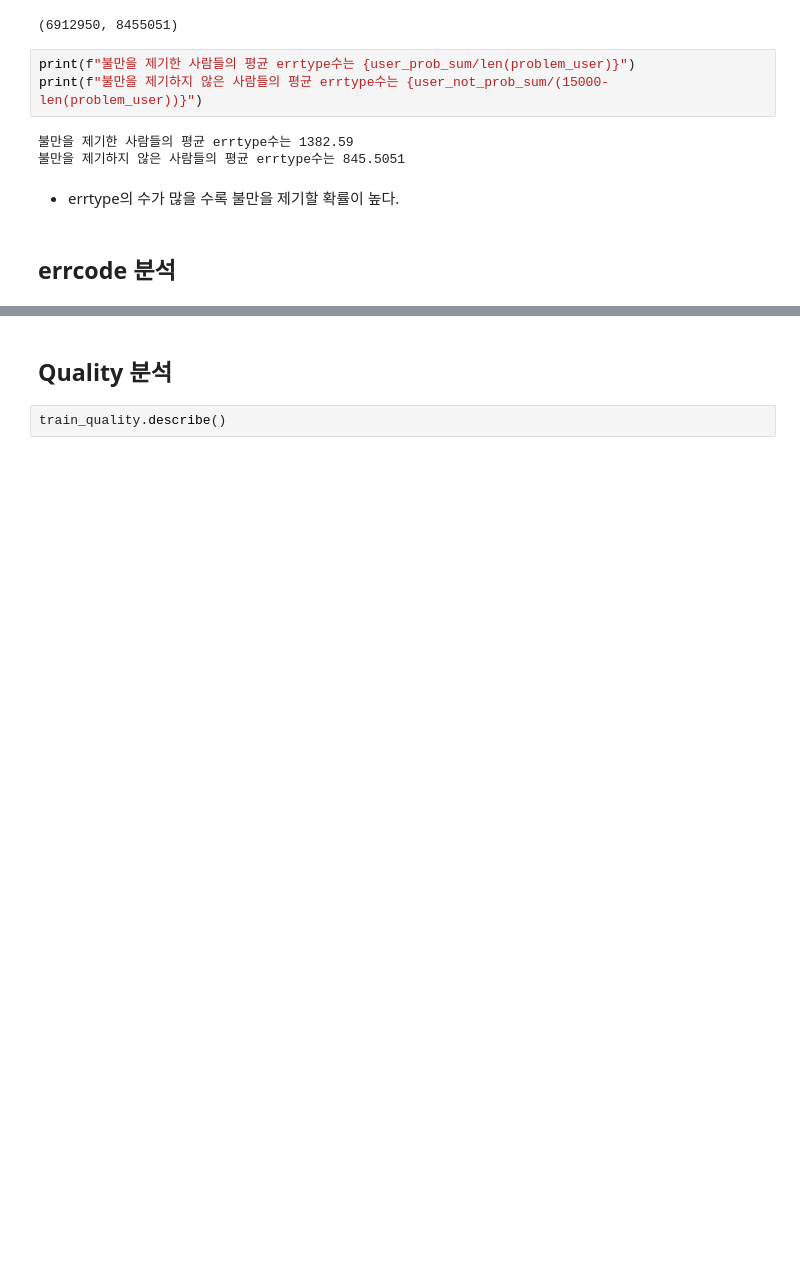
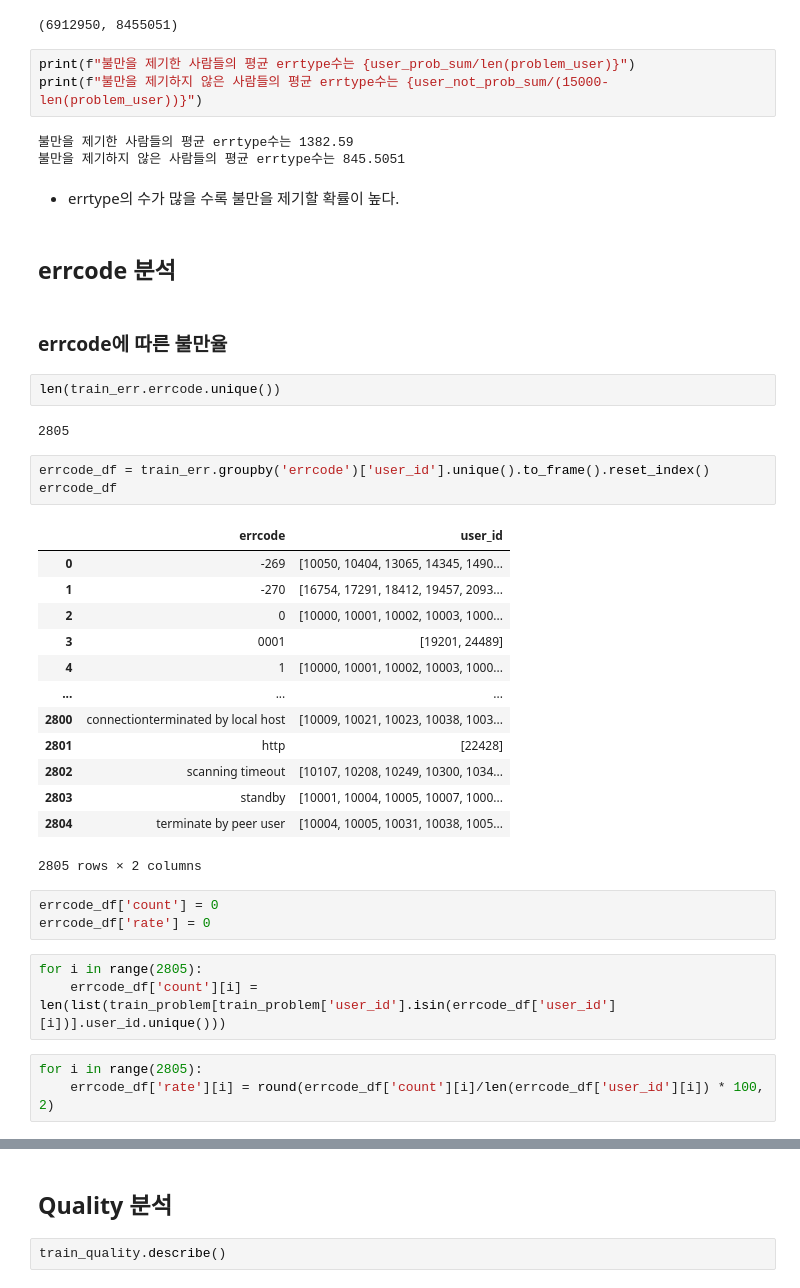
Before and after one commit to LEEHM97/machine-learning-exercises, a Jupyter notebook: 10.DAYCON대회_사용자불편예지/EDA.ipynb, the cells around one changed output, grey strips where cells are left out. Drawn from its saved outputs; the diff is of its cells as text; blank space fills up the shorter version.

```diff
--- a/10.DAYCON대회_사용자불편예지/EDA.ipynb
+++ b/10.DAYCON대회_사용자불편예지/EDA.ipynb
@@ -581,3 +552,35 @@ print(f"불만을 제기하지 않은 사람들의 평균 errtype수는 {user_no
 - errtype의 수가 많을 수록 불만을 제기할 확률이 높다.
 # %% [markdown]
 ## errcode 분석
+# %% [markdown]
+### errcode에 따른 불만율
+# %%
+len(train_err.errcode.unique())
+# %% [output]
+2805
+# %%
+errcode_df = train_err.groupby('errcode')['user_id'].unique().to_frame().reset_index()
+errcode_df
+# %% [output]
+|  | errcode | user_id |
+| 0 | -269 | [10050, 10404, 13065, 14345, 1490... |
+| 1 | -270 | [16754, 17291, 18412, 19457, 2093... |
+| 2 | 0 | [10000, 10001, 10002, 10003, 1000... |
+| 3 | 0001 | [19201, 24489] |
+| 4 | 1 | [10000, 10001, 10002, 10003, 1000... |
+| ... | ... | ... |
+| 2800 | connectionterminated by local host | [10009, 10021, 10023, 10038, 1003... |
+| 2801 | http | [22428] |
+| 2802 | scanning timeout | [10107, 10208, 10249, 10300, 1034... |
+| 2803 | standby | [10001, 10004, 10005, 10007, 1000... |
+| 2804 | terminate by peer user | [10004, 10005, 10031, 10038, 1005... |
+2805 rows × 2 columns
+# %%
+errcode_df['count'] = 0
+errcode_df['rate'] = 0
+# %%
+for i in range(2805):
+    errcode_df['count'][i] = len(list(train_problem[train_problem['user_id'].isin(errcode_df['user_id'][i])].user_id.unique()))
+# %%
+for i in range(2805):
+    errcode_df['rate'][i] = round(errcode_df['count'][i]/len(errcode_df['user_id'][i]) * 100, 2)
```
Also changed, not shown: parts of 12 cells of this notebook.
